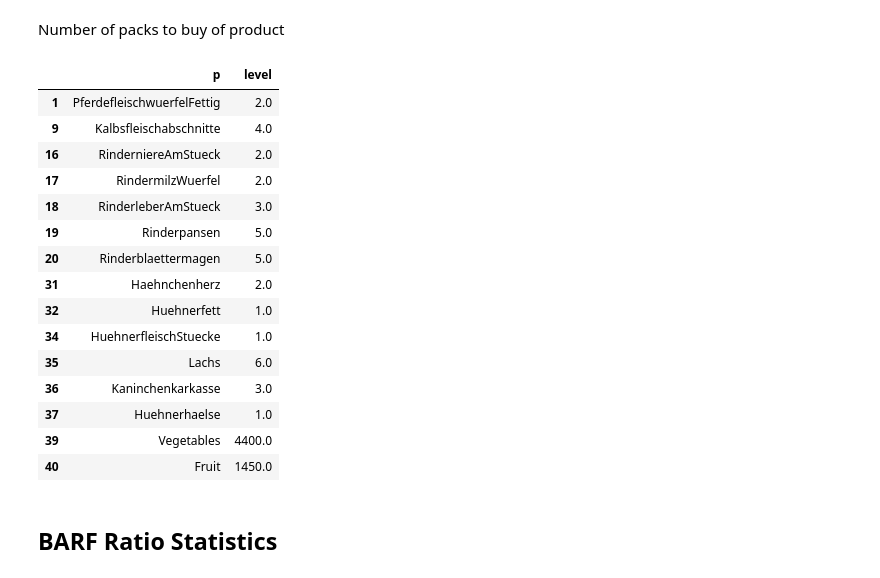
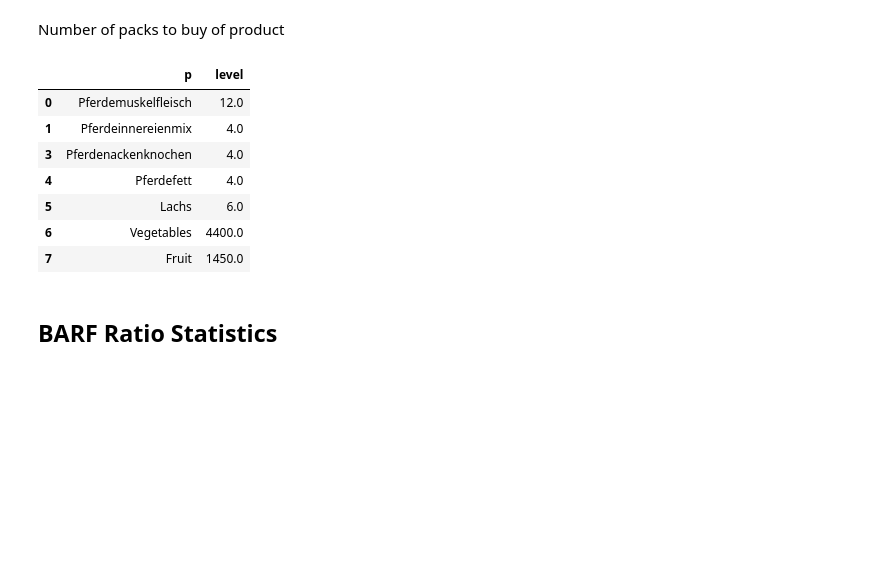
Before and after one commit to justine18/BARF, a Jupyter notebook: BARF.ipynb, the cells around one changed output. Cells and saved outputs as stored; diff of their text form; code cells hidden in the pictures; blank space fills up the shorter version.

```diff
--- a/BARF.ipynb
+++ b/BARF.ipynb
@@ -139,6 +140,6 @@ Fat is the main energy source for a dog. The optimal amount of fat in a food rat
 # %%
-fat_lb = 0.11 # lower bound of fat
-fat_ub = 0.15 # upper bound of fat
+fat_lb = 0.10 # lower bound of fat
+fat_ub = 0.11 # upper bound of fat
 # %% [markdown]
 ### Food Components
 An optimal BARF ration withouth grain consists of 80% animal components (`Meat`) and 20% plant-based components (`Veg & Fruit`).
@@ -165,11 +166,11 @@ The vegtable share is ideally composed as:
 - 25% fruits
 # %%
 component_share = pd.DataFrame([
-    ['Muscle', 0.45],
+    ['Muscle', 0.7],
     ['Intestinals', 0.15],
-    ['Pansen', 0.2 / 2],
-    ['Blättermagen', 0.2 / 2],
-    ['RFK', 0.2],
+    # ['Pansen', 0 / 2],
+    # ['Blättermagen', 0 / 2],
+    ['RFK', 0.15],
     ['Vegetable', 0.75],
     ['Fruit', 0.25]
 ], columns=['Component', 'Share']).set_index('Component')
@@ -206,10 +205,11 @@ The optimal composition of intestinals:
 - $\frac{1}{5}$ spleen
 # %%
 intestinal_share_df = pd.DataFrame([
-    ['Liver', 2/5],
+    ['Liver', 1/5],
     ['Heart', 1/5],
     ['Kidney', 1/5],
-    ['Spleen', 1/5]
+    ['Spleen', 1/5],
+    ['Lung', 1/5]
 ], columns=['Intestinal', 'Share']).set_index('Intestinal')
 intestinal_share_df.plot(kind='pie', y='Share', title='Intestinals', legend=False)
 # %% [output]
@@ -347,7 +352,7 @@ m = Container()
 # Sets
 p = m.addSet('p', description='Products', records=df['Name'])
 c = m.addSet('c', description='Components', records=component_share.index)
-i = m.addSet('i', description='Intestinals', records=intestinal_share_df.index)
+i = m.addSet('i', description='Intestines', records=intestinal_share_df.index)
 
 GREENS = m.addSet('GREENS', p, records=df[(df['Category'] == 'Fruits') | (df['Category'] == 'Vegetables')][['Name', 'Category']])
 FISH = m.addSet('FISH', p, records=df[df['Category'] == 'Fish'][['Name', 'Category']])
@@ -375,8 +380,8 @@ intestinal_share = m.addParameter('intestinal_share', i, records=intestinal_shar
                            description='intestinal share')
 
 # create scalars
-m.addParameter('weeks', records=weeks, description="number of weeks")
-m.addParameter('weeklydemand', records=weeklydemand, description="weekly demand")
+nweeks = m.addParameter('weeks', records=weeks, description="number of weeks")
+weekly_demand = m.addParameter('weeklydemand', records=weeklydemand, description="weekly demand")
 m.addParameter('weight', records=weight, description="dogs desired body weight")
 m.addParameter('perc', records=perc, description="percent of body weight")
 m.addParameter('activity', records=activity, description="dog activity level")
@@ -450,24 +468,16 @@ X.records.loc[X.records['level'] > 1][['p', 'level']]
 # %% [markdown]
 Number of packs to buy of product
 # %%
-Z.records.loc[Z.records['level'] > 0][['p', 'level']]
+Z.l.records.loc[Z.l.records['level'] > 0]
 # %% [output]
 |  | p | level |
-| 1 | PferdefleischwuerfelFettig | 2.0 |
-| 9 | Kalbsfleischabschnitte | 4.0 |
-| 16 | RinderniereAmStueck | 2.0 |
-| 17 | RindermilzWuerfel | 2.0 |
-| 18 | RinderleberAmStueck | 3.0 |
-| 19 | Rinderpansen | 5.0 |
-| 20 | Rinderblaettermagen | 5.0 |
-| 31 | Haehnchenherz | 2.0 |
-| 32 | Huehnerfett | 1.0 |
-| 34 | HuehnerfleischStuecke | 1.0 |
-| 35 | Lachs | 6.0 |
-| 36 | Kaninchenkarkasse | 3.0 |
-| 37 | Huehnerhaelse | 1.0 |
-| 39 | Vegetables | 4400.0 |
-| 40 | Fruit | 1450.0 |
+| 0 | Pferdemuskelfleisch | 12.0 |
+| 1 | Pferdeinnereienmix | 4.0 |
+| 3 | Pferdenackenknochen | 4.0 |
+| 4 | Pferdefett | 4.0 |
+| 5 | Lachs | 6.0 |
+| 6 | Vegetables | 4400.0 |
+| 7 | Fruit | 1450.0 |
 # %% [markdown]
 ## BARF Ratio Statistics
 # %%
```
Also changed, not shown: parts of 18 cells of this notebook.
